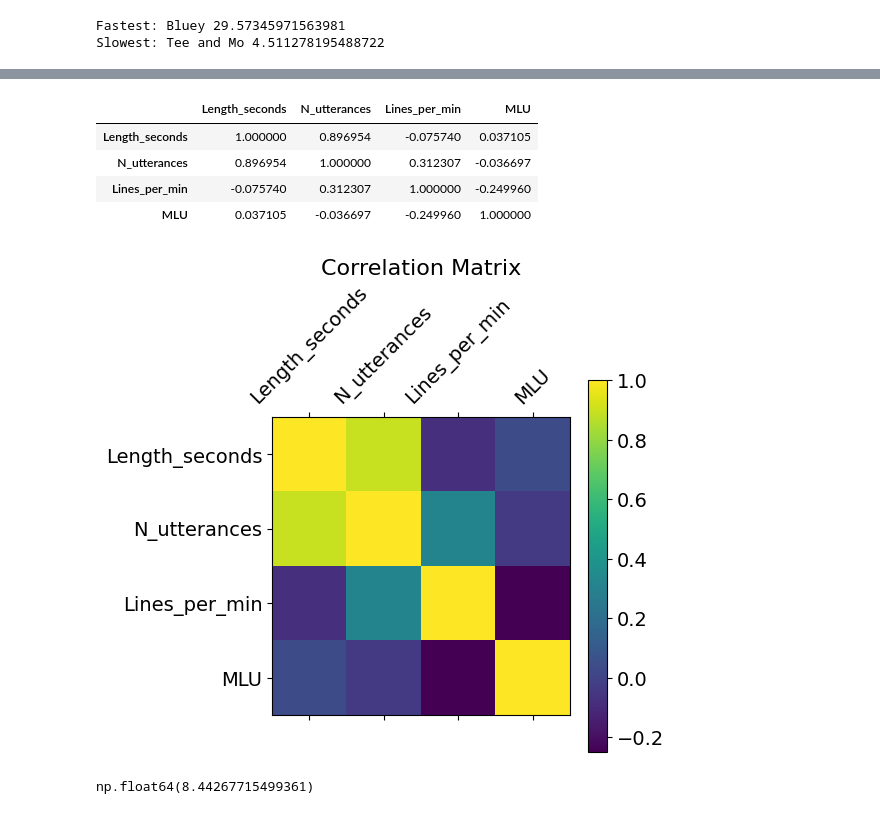
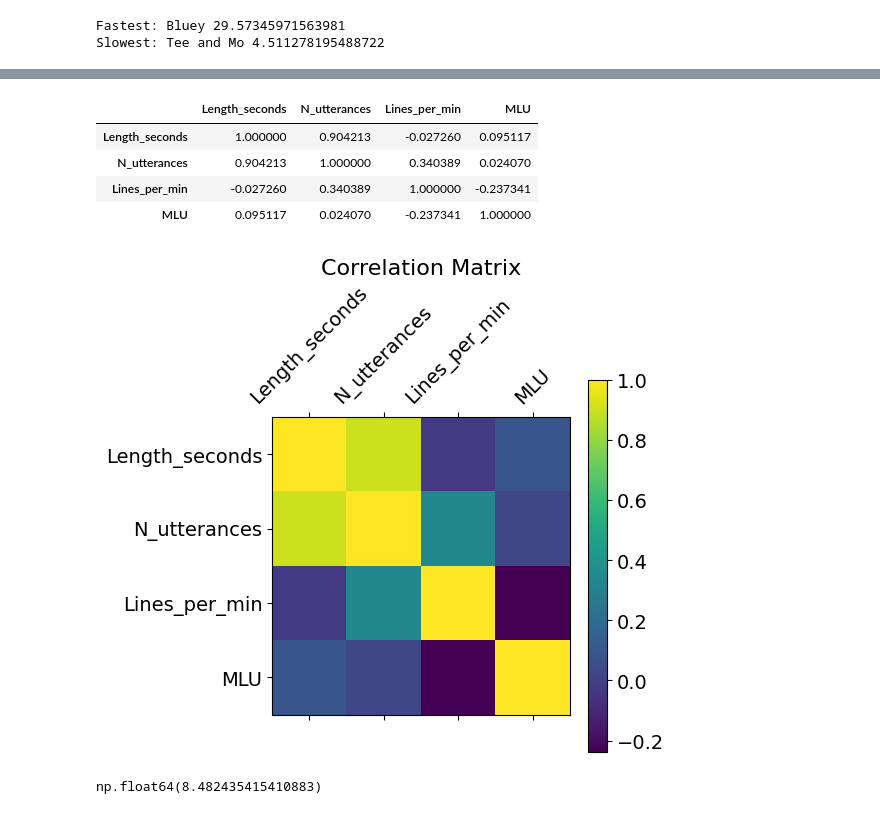
Before and after one commit to wei-lin-lai/wei-lin-lai-dataset-assignment, a Jupyter notebook: Wei-Lin_Lai_assignment_05_dataset.ipynb, the cells around one changed output, grey strips where cells are left out. Cells and saved outputs as stored; diff of their text form; code cells hidden in the pictures.

```diff
--- a/Wei-Lin_Lai_assignment_05_dataset.ipynb
+++ b/Wei-Lin_Lai_assignment_05_dataset.ipynb
@@ -202,14 +208,14 @@ plt.axvline(pacing_df.MLU.median(), color='red', linestyle='dashed', linewidth=2
 # %%
 #Faster dialogue, shorter lines
 # %%
-pacing_values = pacing_df[['Length_seconds', 'N_utterances', 'Lines_per_min', 'MLU']]
+pacing_values = episode_info_df[['Length_seconds', 'N_utterances', 'Lines_per_min', 'MLU']]
 pacing_values.corr()
 # %% [output]
 |  | Length_seconds | N_utterances | Lines_per_min | MLU |
-| Length_seconds | 1.000000 | 0.896954 | -0.075740 | 0.037105 |
-| N_utterances | 0.896954 | 1.000000 | 0.312307 | -0.036697 |
-| Lines_per_min | -0.075740 | 0.312307 | 1.000000 | -0.249960 |
-| MLU | 0.037105 | -0.036697 | -0.249960 | 1.000000 |
+| Length_seconds | 1.000000 | 0.904213 | -0.027260 | 0.095117 |
+| N_utterances | 0.904213 | 1.000000 | 0.340389 | 0.024070 |
+| Lines_per_min | -0.027260 | 0.340389 | 1.000000 | -0.237341 |
+| MLU | 0.095117 | 0.024070 | -0.237341 | 1.000000 |
 # %%
 plt.matshow(pacing_values.corr())
 plt.xticks(range(pacing_values.select_dtypes(['number']).shape[1]), pacing_values.select_dtypes(['number']).columns, fontsize=14, rotation=45)
@@ -219,13 +225,13 @@ cb.ax.tick_params(labelsize=14)
 plt.title('Correlation Matrix', fontsize=16);
 plt.show()
 # %% [output]
-[figure, old version]
+[figure, new version]
 # %%
 # Teaser Reference
 # at the average pace, how many lines fit in a 30 second teaser?
-pacing_df.Lines_per_min.mean() * 30 / 60
+episode_info_df.Lines_per_min.mean() * 30 / 60
 # %% [output]
-np.float64(8.44267715499361)
+np.float64(8.482435415410883)
 # %%
 # Findings
 # 1. Kids TV episodes average about 17 lines per minute. Most episodes fall between 15 and 20.
```
Also changed, not shown: parts of 14 cells of this notebook.
